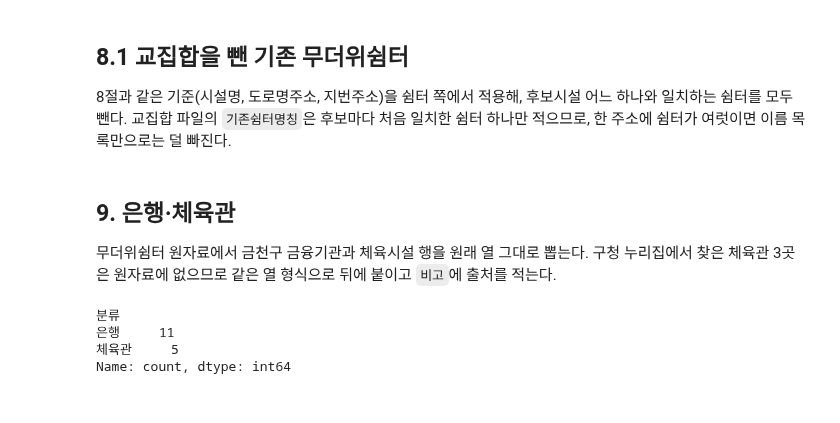
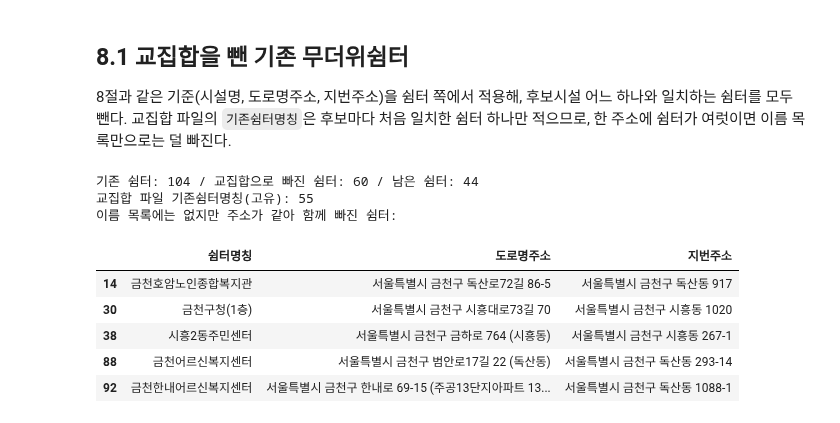
Before and after one commit to DataDonggeun/shelter-location-mclp, a Jupyter notebook: 3_분석/facilities_geumcheon.ipynb, the cells around one changed output. Drawn from its saved outputs; the diff is of its cells as text; code cells hidden in the pictures.

```diff
--- a/3_분석/facilities_geumcheon.ipynb
+++ b/3_분석/facilities_geumcheon.ipynb
@@ -415,39 +443,23 @@ inter[inter["일치기준"] != "시설명"][["시설명", "상세주소", "일
 # %%
 cand_names = set()
 for n in cand["시설명"]:
     cand_names |= {norm_name(re.sub(r"\(.*?\)", "", x)) for x in n.split(", ")}
 cand_keys = {addr_key(a, d.split()[-1]) for a, d in zip(cand["상세주소"], cand["시구동"])}
 
 hit = ex["nkey"].isin(cand_names) | ex["rkey"].isin(cand_keys) | ex["jkey"].isin(cand_keys)
 ex_rest = ex.loc[~hit, [c for c in ex.columns if c not in ("nkey", "rkey", "jkey")]]
-ex_rest.to_csv(PROC / "금천구_무더위쉼터_교집합제외.csv", index=False, encoding="utf-8-sig")
-
 only_listed = set(inter["기존쉼터명칭"])
 print("기존 쉼터:", len(ex), "/ 교집합으로 빠진 쉼터:", hit.sum(), "/ 남은 쉼터:", len(ex_rest))
 print("교집합 파일 기존쉼터명칭(고유):", len(only_listed))
 print("이름 목록에는 없지만 주소가 같아 함께 빠진 쉼터:")
 ex.loc[hit & ~ex["쉼터명칭"].isin(only_listed), ["쉼터명칭", "도로명주소", "지번주소"]]
+# %% [output]
+기존 쉼터: 104 / 교집합으로 빠진 쉼터: 60 / 남은 쉼터: 44
+교집합 파일 기존쉼터명칭(고유): 55
+이름 목록에는 없지만 주소가 같아 함께 빠진 쉼터:
+|  | 쉼터명칭 | 도로명주소 | 지번주소 |
+| 14 | 금천호암노인종합복지관 | 서울특별시 금천구 독산로72길 86-5 | 서울특별시 금천구 독산동 917 |
+| 30 | 금천구청(1층) | 서울특별시 금천구 시흥대로73길 70 | 서울특별시 금천구 시흥동 1020 |
+| 38 | 시흥2동주민센터 | 서울특별시 금천구 금하로 764 (시흥동) | 서울특별시 금천구 시흥동 267-1 |
+| 88 | 금천어르신복지센터 | 서울특별시 금천구 범안로17길 22 (독산동) | 서울특별시 금천구 독산동 293-14 |
+| 92 | 금천한내어르신복지센터 | 서울특별시 금천구 한내로 69-15 (주공13단지아파트 13... | 서울특별시 금천구 독산동 1088-1 |
-# %% [markdown]
-## 9. 은행·체육관
-
-무더위쉼터 원자료에서 금천구 금융기관과 체육시설 행을 원래 열 그대로 뽑는다. 구청 누리집에서 찾은 체육관 3곳은 원자료에 없으므로 같은 열 형식으로 뒤에 붙이고 `비고`에 출처를 적는다.
-# %%
-bank = sh[sh["시설구분2"].fillna("").str.contains("금융")].copy()
-gym = sh[sh["쉼터명칭"].fillna("").str.contains("체육|배드민턴|탁구|테니스")].copy()
-bank.insert(0, "분류", "은행")
-gym.insert(0, "분류", "체육관")
-orig_cols = ["분류"] + list(sh_all.columns)
-extra = cand[cand["시설유형"] == "체육관"]
-sport_rows = pd.DataFrame([{
-    "분류": "체육관", "시설구분1": "공공시설", "시설구분2": "체육시설", "쉼터명칭": r["시설명"],
-    "도로명주소": f"{r['시구동']} {r['상세주소']}", "위도": r["위도"], "경도": r["경도"],
-    "비고": "무더위쉼터 원자료에 없음. 주소는 금천구청 누리집, 좌표 출처: " + (r["좌표출처"] or "없음"),
-} for _, r in extra.iterrows()], columns=orig_cols)
-bg = pd.concat([bank[orig_cols], gym[orig_cols], sport_rows], ignore_index=True)
-bg.to_csv(PROC / "금천구_은행_체육관.csv", index=False, encoding="utf-8-sig")
-bg["분류"].value_counts()
-# %% [output]
-분류
-은행     11
-체육관     5
-Name: count, dtype: int64
```
Also changed, not shown: parts of 8 cells of this notebook, 18 other files.
